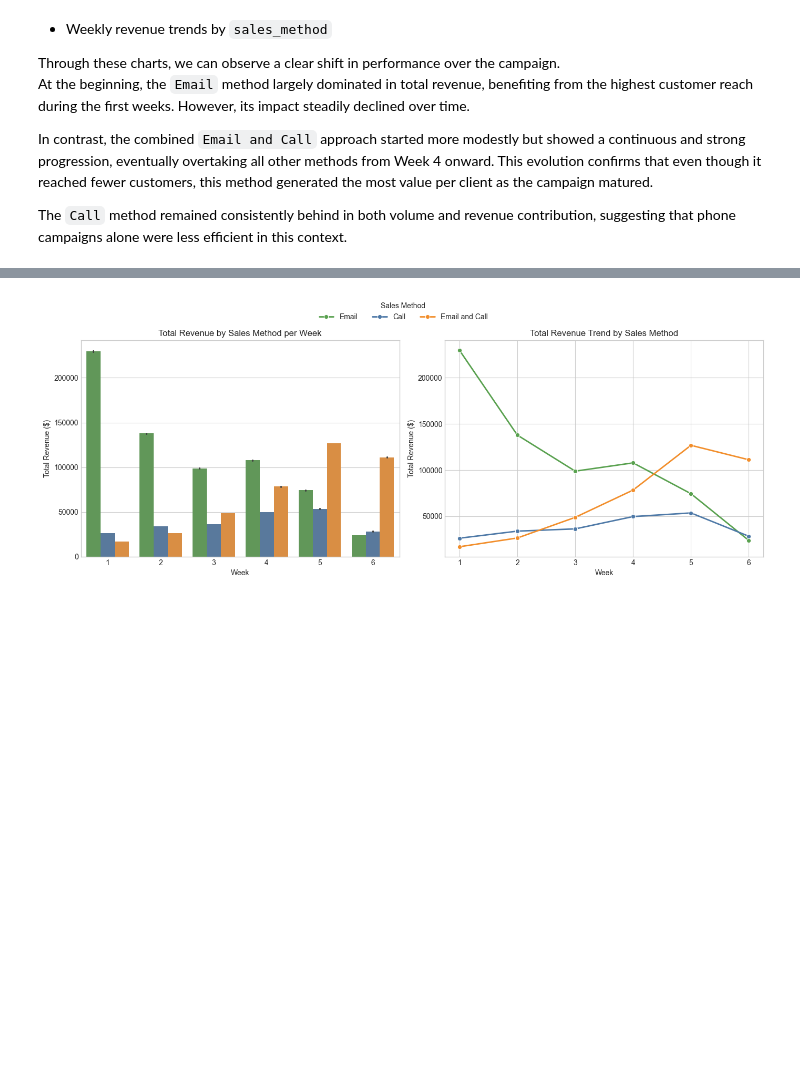
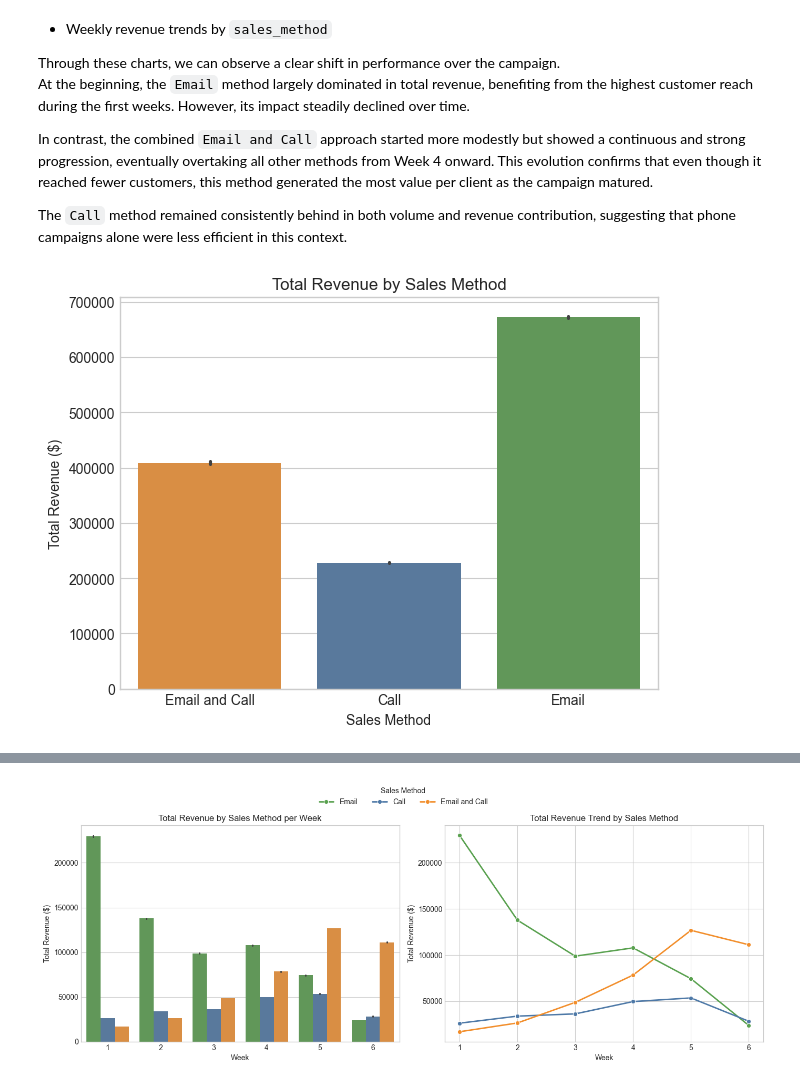
Before and after one commit to A-Helkias/Data-Analyst-Certification, a Jupyter notebook: notebook.ipynb, the cells around one changed output, grey strips where cells are left out. Saved outputs shown, nothing was run; the diff lists cells and outputs as text; code cells hidden in the pictures; blank space fills up the shorter version.

```diff
--- a/notebook.ipynb
+++ b/notebook.ipynb
@@ -509,3 +537,19 @@ At the beginning, the `Email` method largely dominated in total revenue, benefit
 In contrast, the combined `Email and Call` approach started more modestly but showed a continuous and strong progression, eventually overtaking all other methods from Week 4 onward. This evolution confirms that even though it reached fewer customers, this method generated the most value per client as the campaign matured.
 
 The `Call` method remained consistently behind in both volume and revenue contribution, suggesting that phone campaigns alone were less efficient in this context.
+# %%
+sns.barplot(
+    data=data,
+    x='sales_method',
+    y='revenue',
+    estimator=sum,
+    hue_order=hue_order,
+    palette=palette
+)
+plt.title("Total Revenue by Sales Method")
+plt.ylabel("Total Revenue ($)")
+plt.xlabel("Sales Method")
+plt.tight_layout()
+plt.show()
+# %% [output]
+[figure, added]
```
Also changed, not shown: parts of 4 cells of this notebook, 2 other files.
